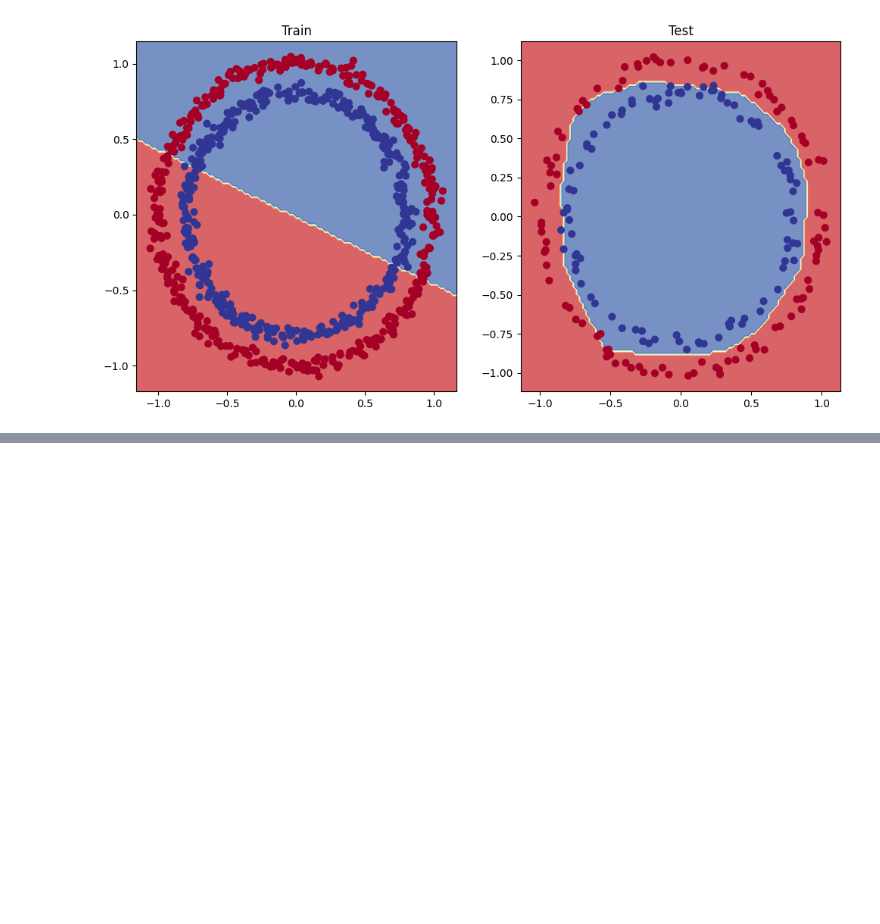
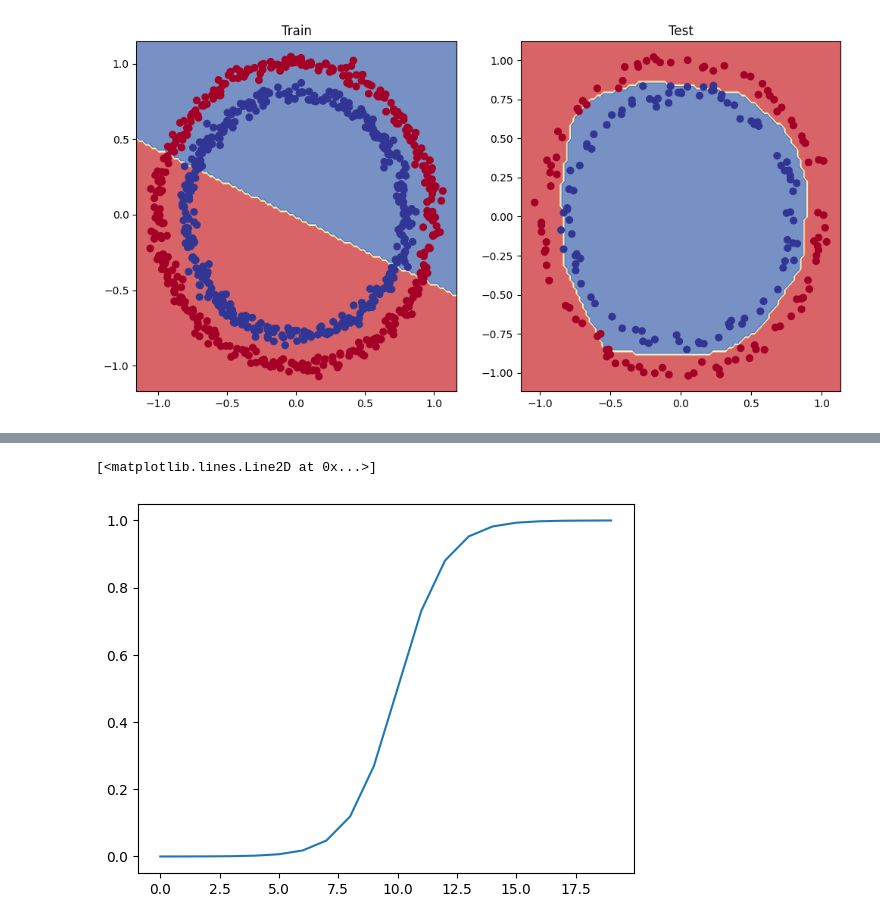
Before and after one commit to JustinTrannn/learningPytorch, a Jupyter notebook: 02_pytorch_classification.ipynb, the cells around one changed output, grey strips where cells are left out. Saved outputs shown, nothing was run; the diff lists cells and outputs as text; code cells hidden in the pictures; blank space fills up the shorter version.

```diff
--- a/02_pytorch_classification.ipynb
+++ b/02_pytorch_classification.ipynb
@@ -764,0 +807,5 @@ plot_decision_boundary(model_3, X_test, y_test) # model_3 = non-linearity
+# %%
+plt.plot(sigmoid(A))
+# %% [output]
+[<matplotlib.lines.Line2D at 0x...>]
+[figure, added]
```
Also changed, not shown: parts of 7 cells of this notebook.
